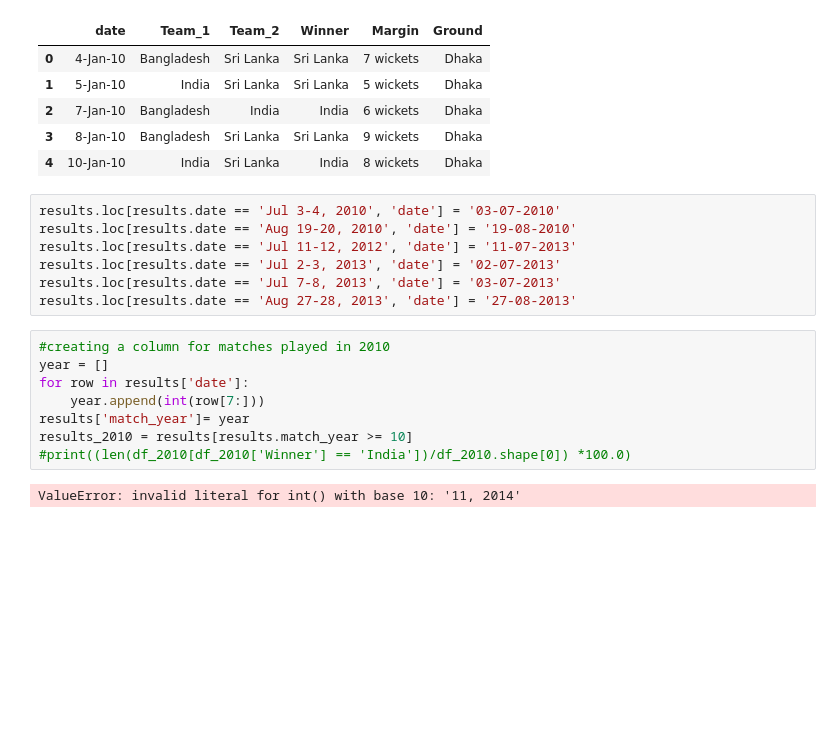
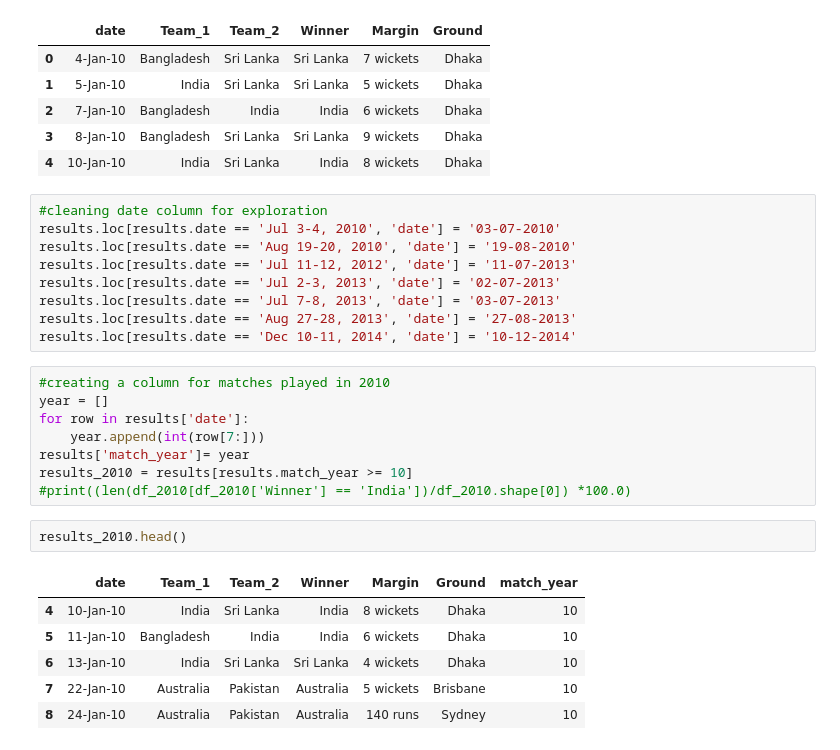
Before and after one commit to singhmanishh/WorldCup2019_Prediction, a Jupyter notebook: DataExploration.ipynb, the cells around one changed output. Saved outputs shown, nothing was run; the diff lists cells and outputs as text; blank space fills up the shorter version.

```diff
--- a/DataExploration.ipynb
+++ b/DataExploration.ipynb
@@ -119,12 +119,14 @@ results.head()
 | 3 | 8-Jan-10 | Bangladesh | Sri Lanka | Sri Lanka | 9 wickets | Dhaka |
 | 4 | 10-Jan-10 | India | Sri Lanka | India | 8 wickets | Dhaka |
 # %%
+#cleaning date column for exploration
 results.loc[results.date == 'Jul 3-4, 2010', 'date'] = '03-07-2010'
 results.loc[results.date == 'Aug 19-20, 2010', 'date'] = '19-08-2010'
 results.loc[results.date == 'Jul 11-12, 2012', 'date'] = '11-07-2013'
 results.loc[results.date == 'Jul 2-3, 2013', 'date'] = '02-07-2013'
 results.loc[results.date == 'Jul 7-8, 2013', 'date'] = '03-07-2013'
 results.loc[results.date == 'Aug 27-28, 2013', 'date'] = '27-08-2013'
+results.loc[results.date == 'Dec 10-11, 2014', 'date'] = '10-12-2014'
 # %%
 #creating a column for matches played in 2010
 year = []
@@ -133,5 +135,12 @@ for row in results['date']:
 results['match_year']= year
 results_2010 = results[results.match_year >= 10]
 #print((len(df_2010[df_2010['Winner'] == 'India'])/df_2010.shape[0]) *100.0)
-# %% [output]
-ValueError: invalid literal for int() with base 10: '11, 2014'
+# %%
+results_2010.head()
+# %% [output]
+|  | date | Team_1 | Team_2 | Winner | Margin | Ground | match_year |
+| 4 | 10-Jan-10 | India | Sri Lanka | India | 8 wickets | Dhaka | 10 |
+| 5 | 11-Jan-10 | Bangladesh | India | India | 6 wickets | Dhaka | 10 |
+| 6 | 13-Jan-10 | India | Sri Lanka | Sri Lanka | 4 wickets | Dhaka | 10 |
+| 7 | 22-Jan-10 | Australia | Pakistan | Australia | 5 wickets | Brisbane | 10 |
+| 8 | 24-Jan-10 | Australia | Pakistan | Australia | 140 runs | Sydney | 10 |
```
